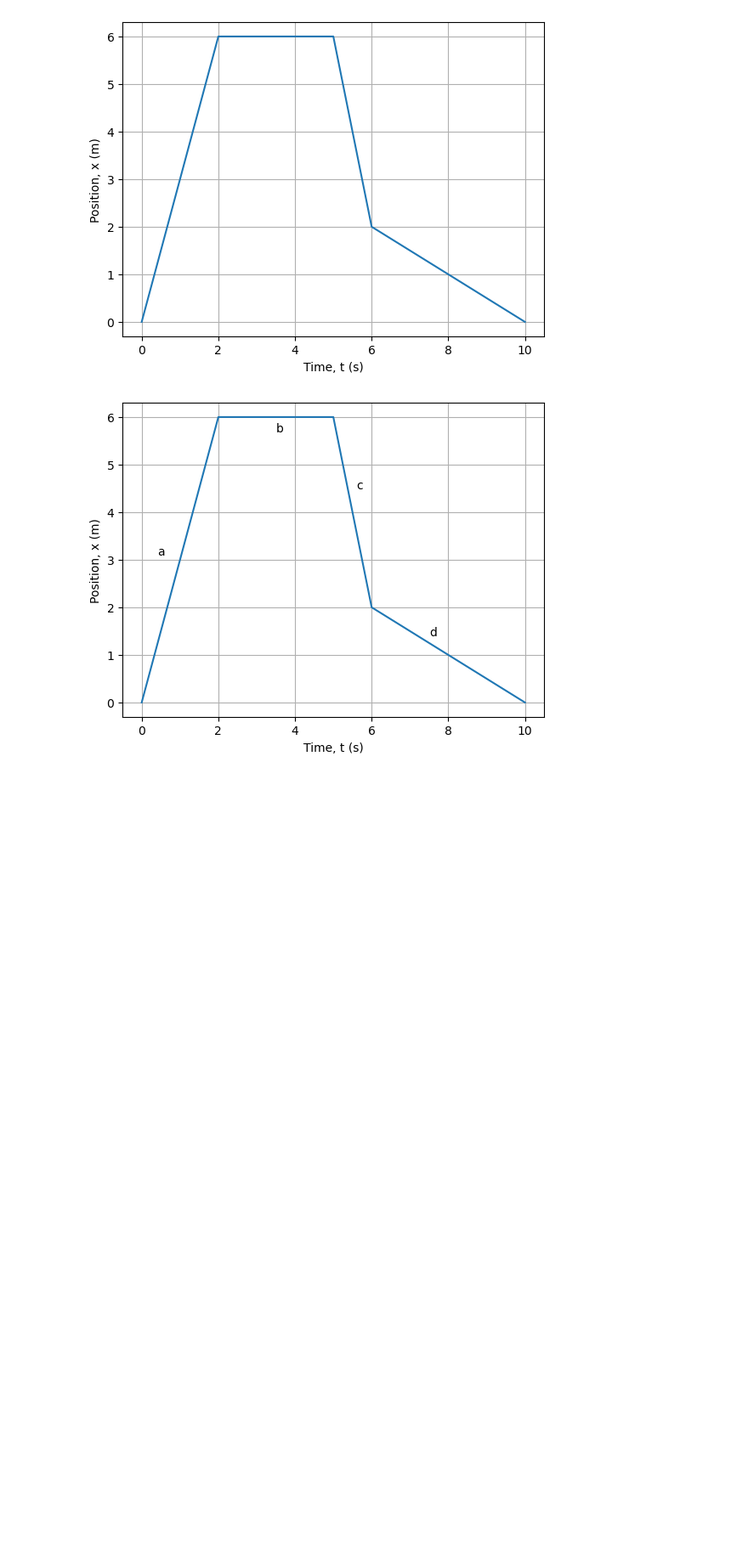
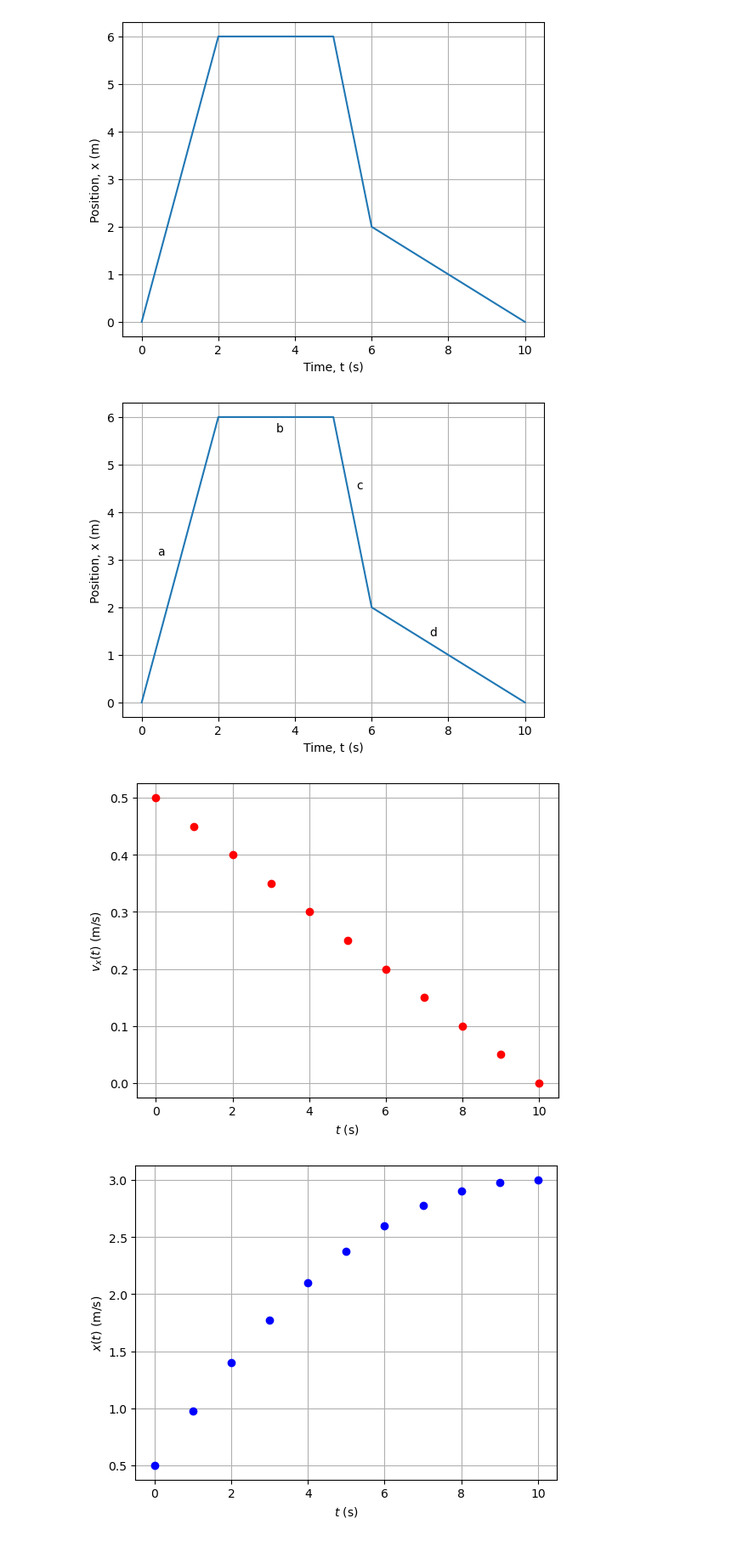
Before and after one commit to troymessina/PhysicsArtOfModeling, a Jupyter notebook: figures/MomentumAndCM/MomentumFigures.ipynb, the cells around one changed output. Shown: that part at 85% size. Saved outputs shown, nothing was run; the diff lists cells and outputs as text; code cells hidden in the pictures; blank space fills up the shorter version.

```diff
--- a/figures/MomentumAndCM/MomentumFigures.ipynb
+++ b/figures/MomentumAndCM/MomentumFigures.ipynb
@@ -30,3 +30,27 @@ plt.savefig('motionDiagramSoln.png')
 plt.show()
 # %% [output]
 [figure]
+# %%
+t = np.linspace(0, 10, 11)
+a = -0.05
+vo = 0.5
+xo = 0.5
+vt = vo + a*t
+xt = xo + vo*t + 1/2*a*t**2
+
+plt.plot(t, vt, 'or')
+plt.xlabel(r'$t$ (s)')
+plt.ylabel(r'$v_x(t)$ (m/s)')
+plt.grid(True)
+plt.savefig('velVst_Ex4.3.png')
+plt.show()
+
+plt.plot(t, xt, 'ob')
+plt.xlabel(r'$t$ (s)')
+plt.ylabel(r'$x(t)$ (m/s)')
+plt.grid(True)
+plt.savefig('posVst_Ex4.3.png')
+plt.show()
+# %% [output]
+[figure, added]
+[figure, added]
```
Also changed, not shown: parts of 1 cell of this notebook, 3 other files.
